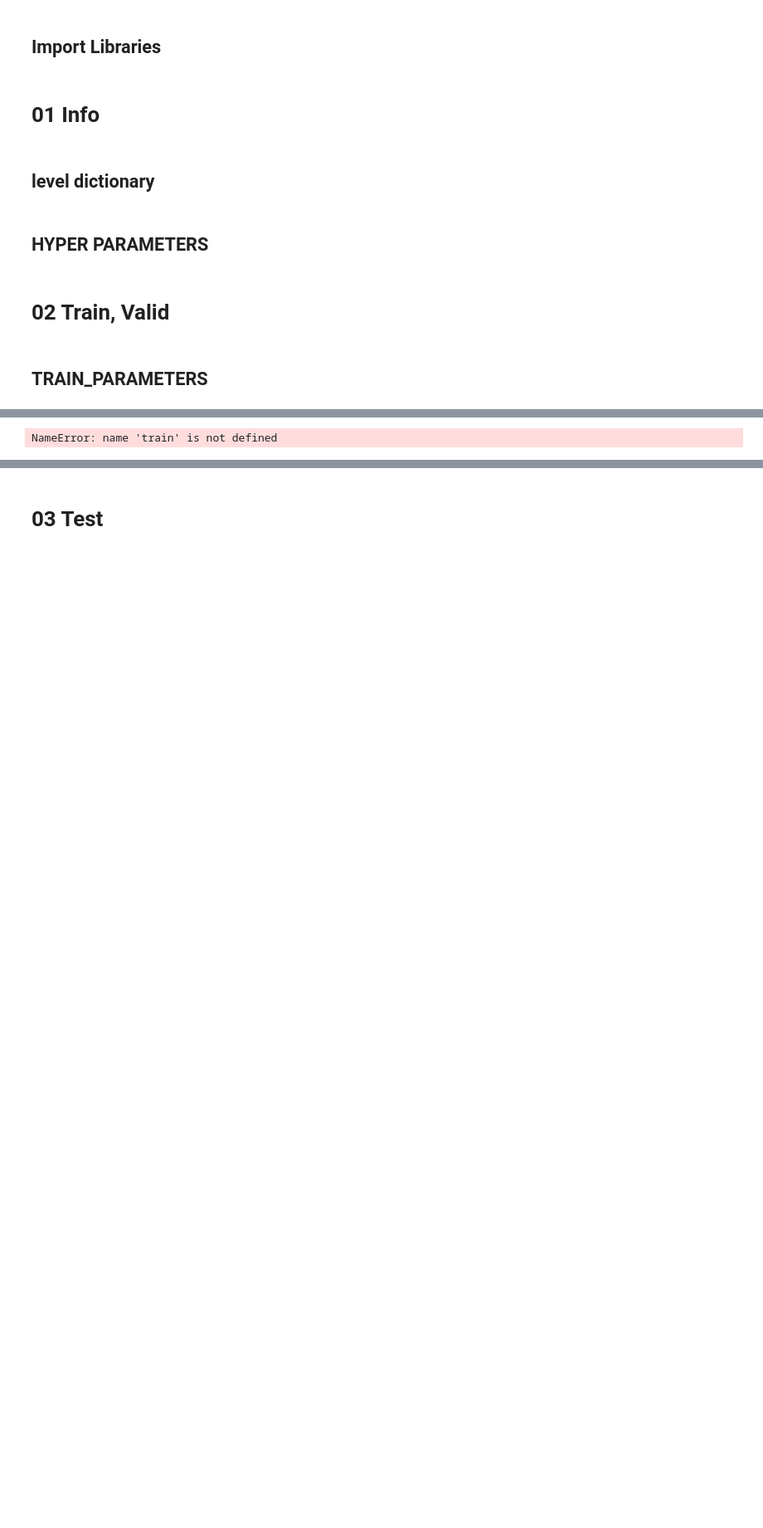
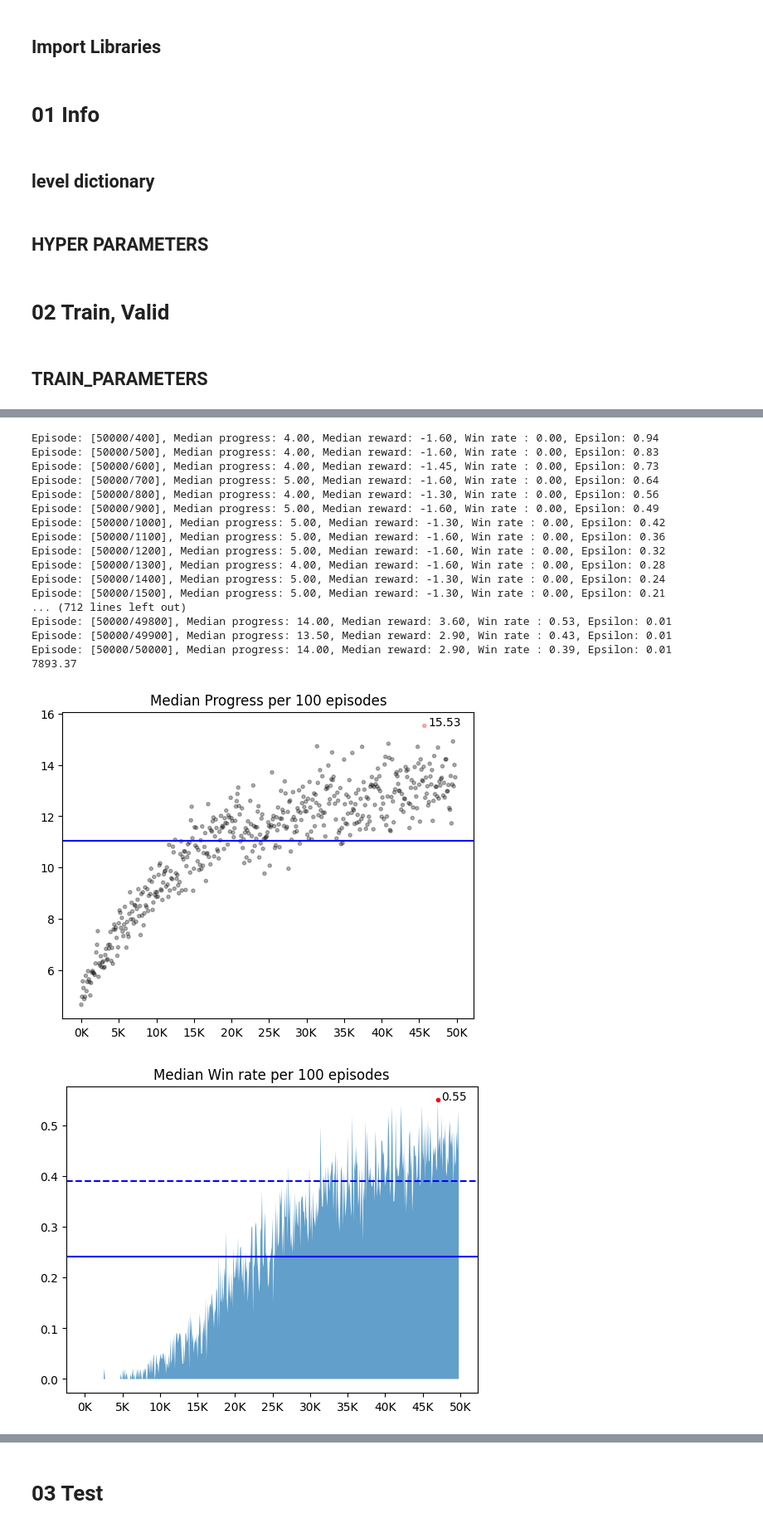
Before and after one commit to Tonnonssi/-RL-Minesweeper, a Jupyter notebook: codes/Main/mainStructure.ipynb, the cells around one changed output, grey strips where cells are left out. Shown: that part at 83% size. Cells and saved outputs as stored; diff of their text form; code cells hidden in the pictures; blank space fills up the shorter version.

```diff
--- a/codes/Main/mainStructure.ipynb
+++ b/codes/Main/mainStructure.ipynb
@@ -368,4 +89,22 @@ Episode: [10000/10000], Median progress: 4.00, Median reward: -1.60, Win rate :
-# %%
-train.visualize_train(losses=True)
-# %% [output]
-NameError: name 'train' is not defined
+# %%
+train = Trainer(env, agent, 'basicModelWithBiasAndRule')
+# %% [output]
+Episode: [50000/400], Median progress: 4.00, Median reward: -1.60, Win rate : 0.00, Epsilon: 0.94
+Episode: [50000/500], Median progress: 4.00, Median reward: -1.60, Win rate : 0.00, Epsilon: 0.83
+Episode: [50000/600], Median progress: 4.00, Median reward: -1.45, Win rate : 0.00, Epsilon: 0.73
+Episode: [50000/700], Median progress: 5.00, Median reward: -1.60, Win rate : 0.00, Epsilon: 0.64
+Episode: [50000/800], Median progress: 4.00, Median reward: -1.30, Win rate : 0.00, Epsilon: 0.56
+Episode: [50000/900], Median progress: 5.00, Median reward: -1.60, Win rate : 0.00, Epsilon: 0.49
+Episode: [50000/1000], Median progress: 5.00, Median reward: -1.30, Win rate : 0.00, Epsilon: 0.42
+Episode: [50000/1100], Median progress: 5.00, Median reward: -1.60, Win rate : 0.00, Epsilon: 0.36
+Episode: [50000/1200], Median progress: 5.00, Median reward: -1.60, Win rate : 0.00, Epsilon: 0.32
+Episode: [50000/1300], Median progress: 4.00, Median reward: -1.60, Win rate : 0.00, Epsilon: 0.28
+Episode: [50000/1400], Median progress: 5.00, Median reward: -1.30, Win rate : 0.00, Epsilon: 0.24
+Episode: [50000/1500], Median progress: 5.00, Median reward: -1.30, Win rate : 0.00, Epsilon: 0.21
+... (712 lines left out)
+Episode: [50000/49800], Median progress: 14.00, Median reward: 3.60, Win rate : 0.53, Epsilon: 0.01
+Episode: [50000/49900], Median progress: 13.50, Median reward: 2.90, Win rate : 0.43, Epsilon: 0.01
+Episode: [50000/50000], Median progress: 14.00, Median reward: 2.90, Win rate : 0.39, Epsilon: 0.01
+7893.37
+[figure, added]
+[figure, added]
```
Also changed, not shown: parts of 15 cells of this notebook, 11 other files.
